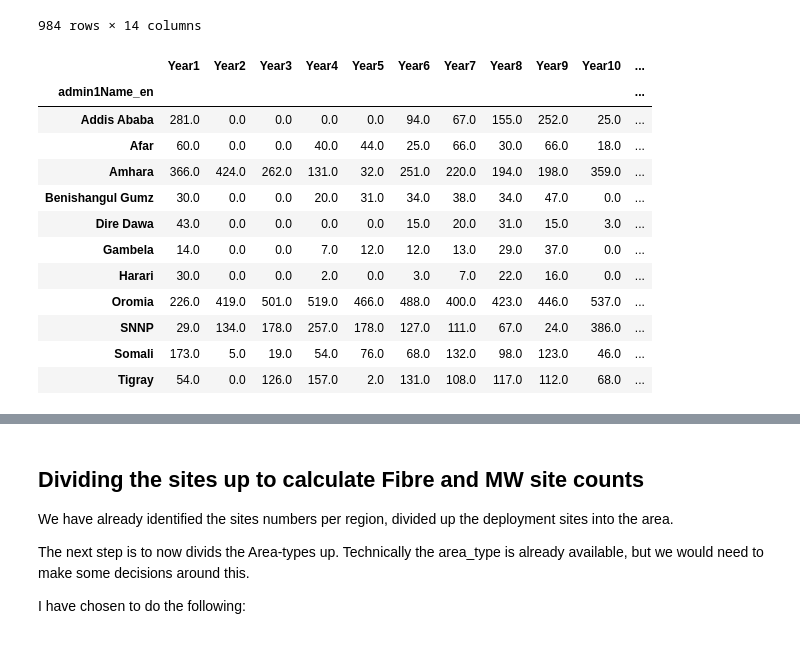
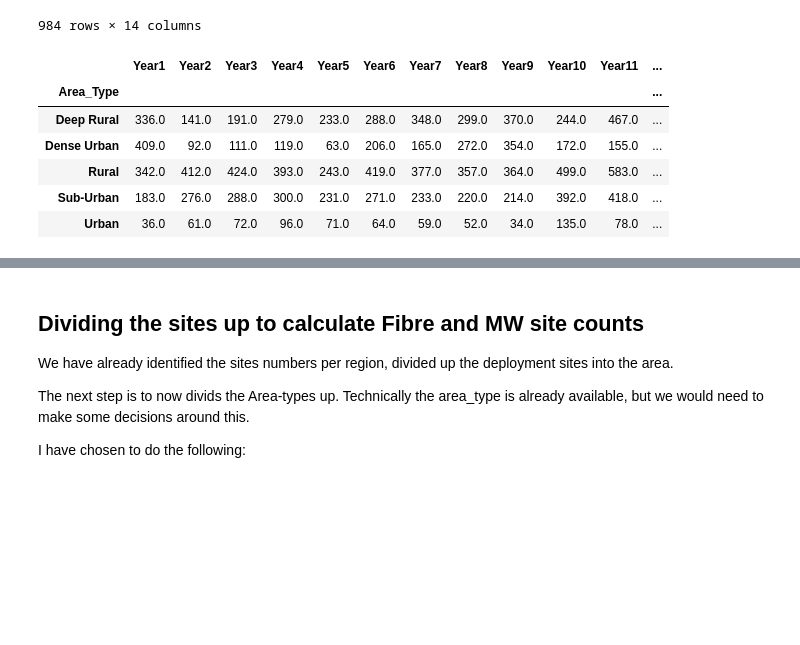
Before and after one commit to johnmeye/Ethiopia, a Jupyter notebook: Ethiopia Design File.ipynb, the cells around one changed output, grey strips where cells are left out. Saved outputs shown, nothing was run; the diff lists cells and outputs as text; code cells hidden in the pictures; blank space fills up the shorter version.

Commit message:
Updated the mapping to show year on year changes.
Updated the Maps and worked out the site deployment.

```diff
--- a/Ethiopia Design File.ipynb
+++ b/Ethiopia Design File.ipynb
@@ -542,7 +542,7 @@ Population_PCT = Population_Grouping.groupby(level=0).apply(lambda x:
 Proportional = Population_PCT.reset_index() #If you want to convert back to a normal dataframe and not a Multi-Index frame.
 
 #Making a Sites Rollout sheet to work out how to build out the sites.
-Sites_Rollout = Fulltable[['admin1Name_en','admin3Name_en','Area_Type']]
+Sites_Rollout = Fulltable[['admin1Name_en','admin3Pcode','admin3Name_en','Area_Type']]
 Sites_Rollout = pd.merge(Sites_Rollout, TotalSites, how="left", on=["admin1Name_en"])
 Sites_Rollout = pd.merge(Sites_Rollout, Proportional[['Total_Population','admin3Name_en']], how="left", on=["admin3Name_en"])
 # %% [markdown]
@@ -562,16 +562,3 @@ The second one is the Table provided by Vodacom for this rollout.
 
 
 2. I adjusted the area of one or two of the areas in the admin3 area. This was because they had a NaN input but did have an area, so i calculated it; but it now makes some areas add up to more then 100%. Which is not a big problem for now.
-# %%
-Sites_Rollout['Year1'] =np.round(Sites_Rollout['Year1'] *Sites_Rollout['Total_Population']/100)
-Sites_Rollout['Year2'] =np.round(Sites_Rollout['Year2'] *Sites_Rollout['Total_Population']/100)
-Sites_Rollout['Year3'] =np.round(Sites_Rollout['Year3'] *Sites_Rollout['Total_Population']/100)
-Sites_Rollout['Year4'] =np.round(Sites_Rollout['Year4'] *Sites_Rollout['Total_Population']/100)
-Sites_Rollout['Year5'] =np.round(Sites_Rollout['Year5'] *Sites_Rollout['Total_Population']/100)
-Sites_Rollout['Year6'] =np.round(Sites_Rollout['Year6'] *Sites_Rollout['Total_Population']/100)
-Sites_Rollout['Year7'] =np.round(Sites_Rollout['Year7'] *Sites_Rollout['Total_Population']/100)
-Sites_Rollout['Year8'] =np.round(Sites_Rollout['Year8'] *Sites_Rollout['Total_Population']/100)
-Sites_Rollout['Year9'] =np.round(Sites_Rollout['Year9'] *Sites_Rollout['Total_Population']/100)
-Sites_Rollout['Year10']=np.round(Sites_Rollout['Year10']*Sites_Rollout['Total_Population']/100)
-Sites_Rollout['Year11']=np.round(Sites_Rollout['Year11']*Sites_Rollout['Total_Population']/100)
-Sites_Rollout['Total'] =Sites_Rollout.iloc[:, 2:13].sum(axis=1)
@@ -577,0 +581,7 @@ Sites_Rollout['Total'] =Sites_Rollout.iloc[:, 2:13].sum(axis=1)
+# %%
+for column in Sites_Rollout.iloc[:, 4:15]:
+    Sites_Rollout[column] =np.round(Sites_Rollout[column]*Sites_Rollout['Total_Population']/100)
+
+Sites_Rollout['Total'] =Sites_Rollout.iloc[:, 4:15].sum(axis=1)
+# %%
+Sites_Rollout.replace(0, np.nan, inplace=True)
@@ -593,18 +619,12 @@ Sites_Rollout.groupby(['admin1Name_en','Area_Type','admin3Name_en']).sum()
 |  |  | Werei Leke | 2.0 | 0.0 | 4.0 | 5.0 | 0.0 | 4.0 | 3.0 | ... |
 984 rows × 14 columns
 # %%
-Sites_Rollout.groupby('admin1Name_en').sum()
+Sites_Rollout.groupby('Area_Type').sum()
 # %% [output]
-|  | Year1 | Year2 | Year3 | Year4 | Year5 | Year6 | Year7 | Year8 | Year9 | Year10 | ... |
-| admin1Name_en |  |  |  |  |  |  |  |  |  |  | ... |
-| Addis Ababa | 281.0 | 0.0 | 0.0 | 0.0 | 0.0 | 94.0 | 67.0 | 155.0 | 252.0 | 25.0 | ... |
-| Afar | 60.0 | 0.0 | 0.0 | 40.0 | 44.0 | 25.0 | 66.0 | 30.0 | 66.0 | 18.0 | ... |
-| Amhara | 366.0 | 424.0 | 262.0 | 131.0 | 32.0 | 251.0 | 220.0 | 194.0 | 198.0 | 359.0 | ... |
-| Benishangul Gumz | 30.0 | 0.0 | 0.0 | 20.0 | 31.0 | 34.0 | 38.0 | 34.0 | 47.0 | 0.0 | ... |
-| Dire Dawa | 43.0 | 0.0 | 0.0 | 0.0 | 0.0 | 15.0 | 20.0 | 31.0 | 15.0 | 3.0 | ... |
-| Gambela | 14.0 | 0.0 | 0.0 | 7.0 | 12.0 | 12.0 | 13.0 | 29.0 | 37.0 | 0.0 | ... |
-| Harari | 30.0 | 0.0 | 0.0 | 2.0 | 0.0 | 3.0 | 7.0 | 22.0 | 16.0 | 0.0 | ... |
-| Oromia | 226.0 | 419.0 | 501.0 | 519.0 | 466.0 | 488.0 | 400.0 | 423.0 | 446.0 | 537.0 | ... |
-| SNNP | 29.0 | 134.0 | 178.0 | 257.0 | 178.0 | 127.0 | 111.0 | 67.0 | 24.0 | 386.0 | ... |
-| Somali | 173.0 | 5.0 | 19.0 | 54.0 | 76.0 | 68.0 | 132.0 | 98.0 | 123.0 | 46.0 | ... |
-| Tigray | 54.0 | 0.0 | 126.0 | 157.0 | 2.0 | 131.0 | 108.0 | 117.0 | 112.0 | 68.0 | ... |
+|  | Year1 | Year2 | Year3 | Year4 | Year5 | Year6 | Year7 | Year8 | Year9 | Year10 | Year11 | ... |
+| Area_Type |  |  |  |  |  |  |  |  |  |  |  | ... |
+| Deep Rural | 336.0 | 141.0 | 191.0 | 279.0 | 233.0 | 288.0 | 348.0 | 299.0 | 370.0 | 244.0 | 467.0 | ... |
+| Dense Urban | 409.0 | 92.0 | 111.0 | 119.0 | 63.0 | 206.0 | 165.0 | 272.0 | 354.0 | 172.0 | 155.0 | ... |
+| Rural | 342.0 | 412.0 | 424.0 | 393.0 | 243.0 | 419.0 | 377.0 | 357.0 | 364.0 | 499.0 | 583.0 | ... |
+| Sub-Urban | 183.0 | 276.0 | 288.0 | 300.0 | 231.0 | 271.0 | 233.0 | 220.0 | 214.0 | 392.0 | 418.0 | ... |
+| Urban | 36.0 | 61.0 | 72.0 | 96.0 | 71.0 | 64.0 | 59.0 | 52.0 | 34.0 | 135.0 | 78.0 | ... |
```
Also changed, not shown: parts of 14 cells of this notebook, 12 other files.
